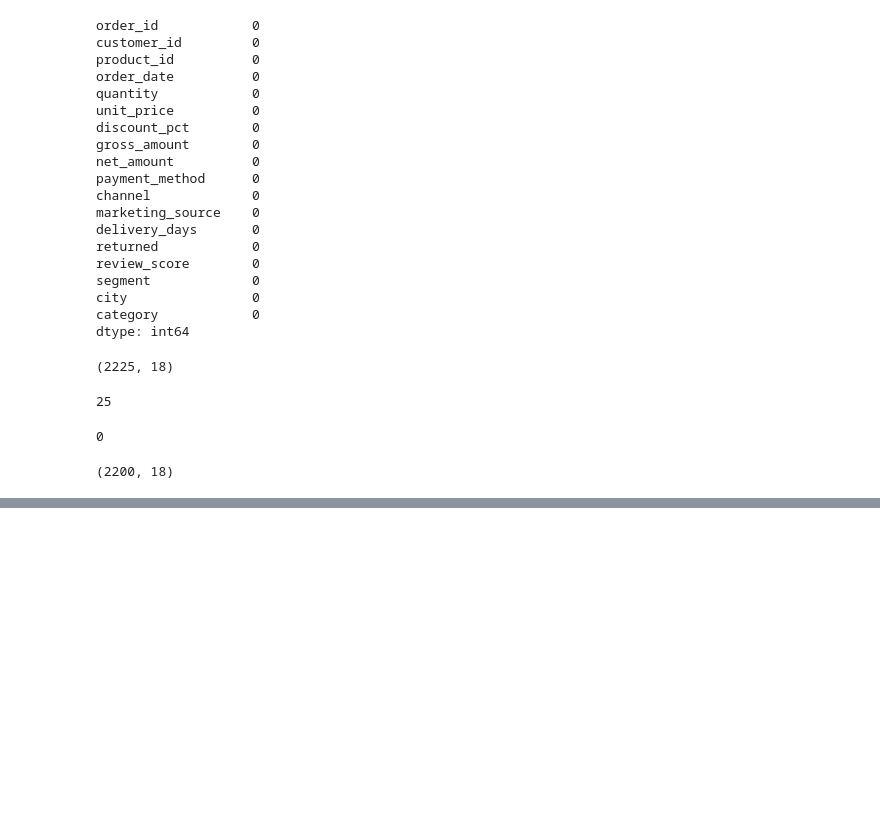
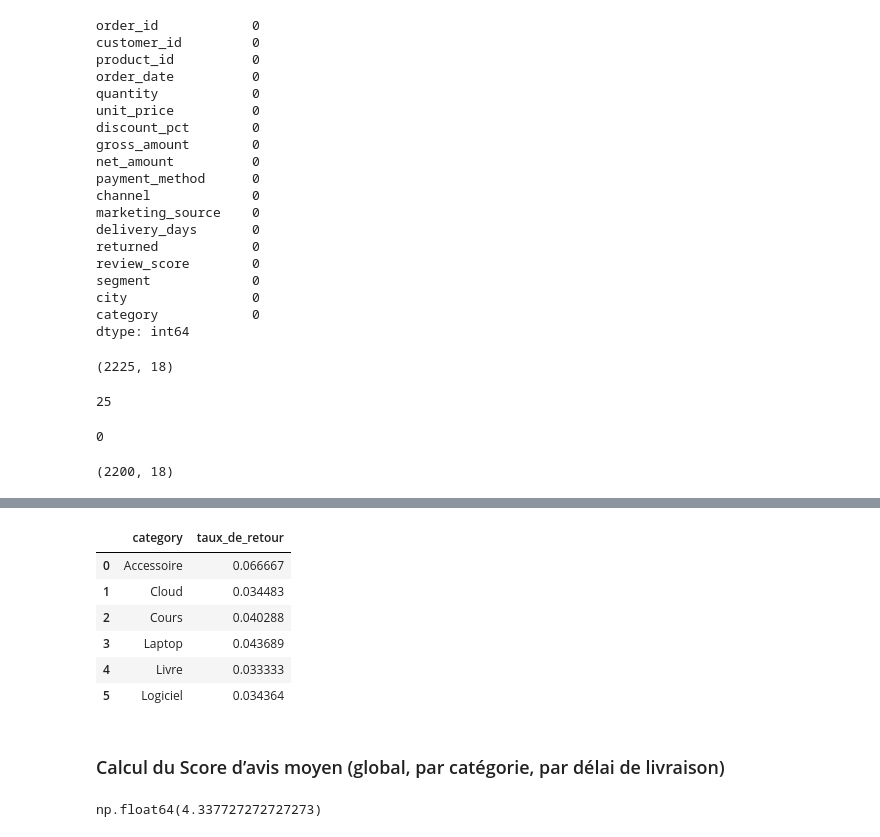
Before and after one commit to Poincare008/Mini_Projet_Pandas, a Jupyter notebook: Mini_Projet_Pandas.ipynb, the cells around one changed output, grey strips where cells are left out. Cells and saved outputs as stored; diff of their text form; code cells hidden in the pictures; blank space fills up the shorter version.

```diff
--- a/Mini_Projet_Pandas.ipynb
+++ b/Mini_Projet_Pandas.ipynb
@@ -505,0 +568,19 @@ order_lines.shape
+# %%
+taux_de_retour_par_categorie = df1.groupby("category")["returned"].mean().reset_index()
+taux_de_retour_par_categorie.rename(columns={"returned": "taux_de_retour"}, inplace=True)
+taux_de_retour_par_categorie
+# %% [output]
+|  | category | taux_de_retour |
+| 0 | Accessoire | 0.066667 |
+| 1 | Cloud | 0.034483 |
+| 2 | Cours | 0.040288 |
+| 3 | Laptop | 0.043689 |
+| 4 | Livre | 0.033333 |
+| 5 | Logiciel | 0.034364 |
+# %% [markdown]
+### Calcul du Score d’avis moyen (global, par catégorie, par délai de livraison)
+# %%
+score_avis_moyen_global = df1["review_score"].mean()
+score_avis_moyen_global
+# %% [output]
+np.float64(4.337727272727273)
```
Also changed, not shown: parts of 17 cells of this notebook.
